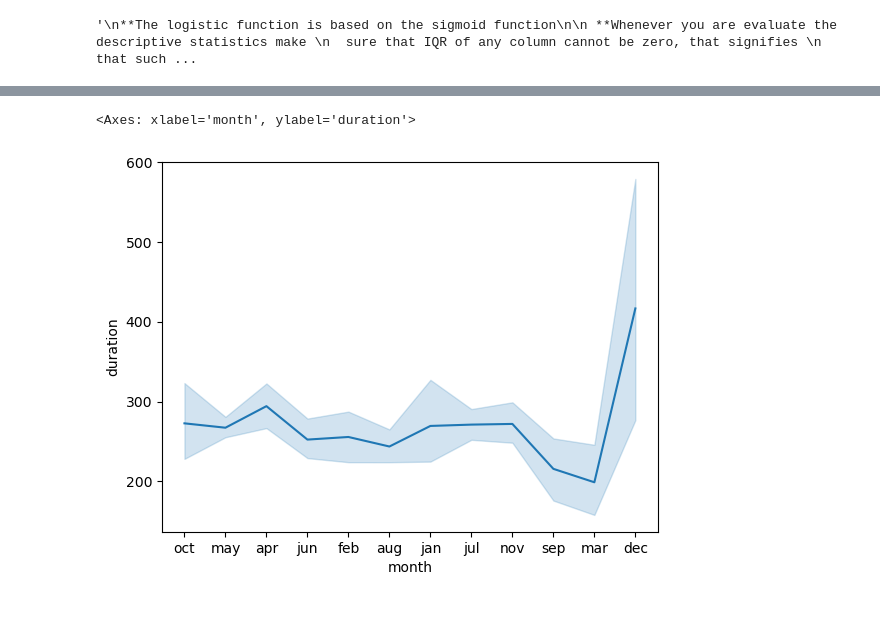
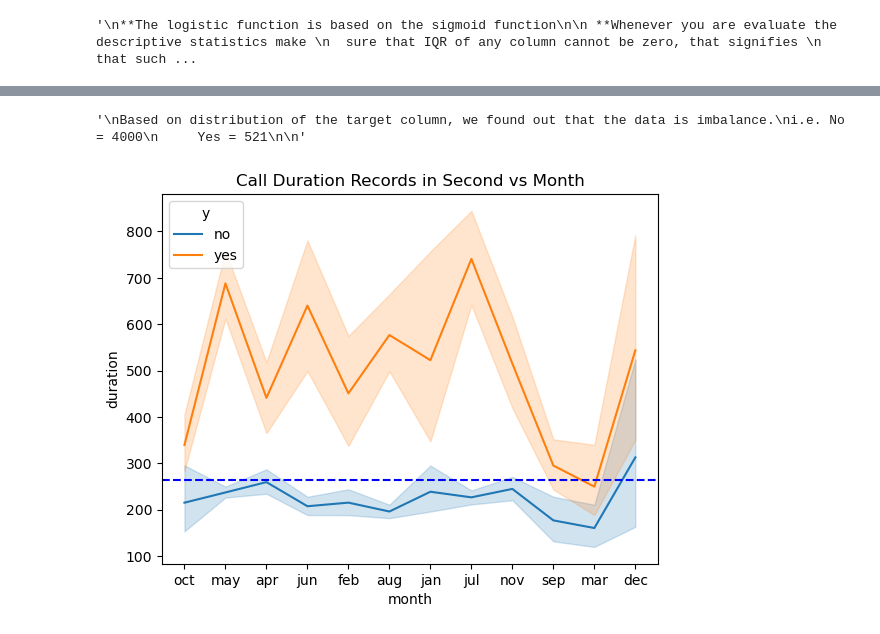
Before and after one commit to vikasmishra0921/Bank_Telemarketing_classifier, a Jupyter notebook: Model.ipynb, the cells around one changed output, grey strips where cells are left out. Saved outputs shown, nothing was run; the diff lists cells and outputs as text; code cells hidden in the pictures.

```diff
--- a/Model.ipynb
+++ b/Model.ipynb
@@ -127,7 +155,22 @@ NOTE :
+# %%
+#Checking the Distribution of people who subscribed the term deopsite
+df['y'].value_counts()
+
+'''
+Based on distribution of the target column, we found out that the data is imbalance.
+i.e. No = 4000
+     Yes = 521
+
+'''
+# %% [output]
+'\nBased on distribution of the target column, we found out that the data is imbalance.\ni.e. No = 4000\n     Yes = 521\n\n'
 # %%
 #Month-wise call Duration trend analysis
 
-sns.lineplot( x=df['month'], y=df['duration'])
+sns.lineplot( x=df['month'], y=df['duration'], hue = df['y'])
+plt.axhline(df['duration'].mean(), linestyle = '--', c = 'b')
+
+plt.title('Call Duration Records in Second vs Month')
+plt.show()
 # %% [output]
-<Axes: xlabel='month', ylabel='duration'>
-[figure, old version]
+[figure, new version]
```
Also changed, not shown: parts of 15 cells of this notebook.
